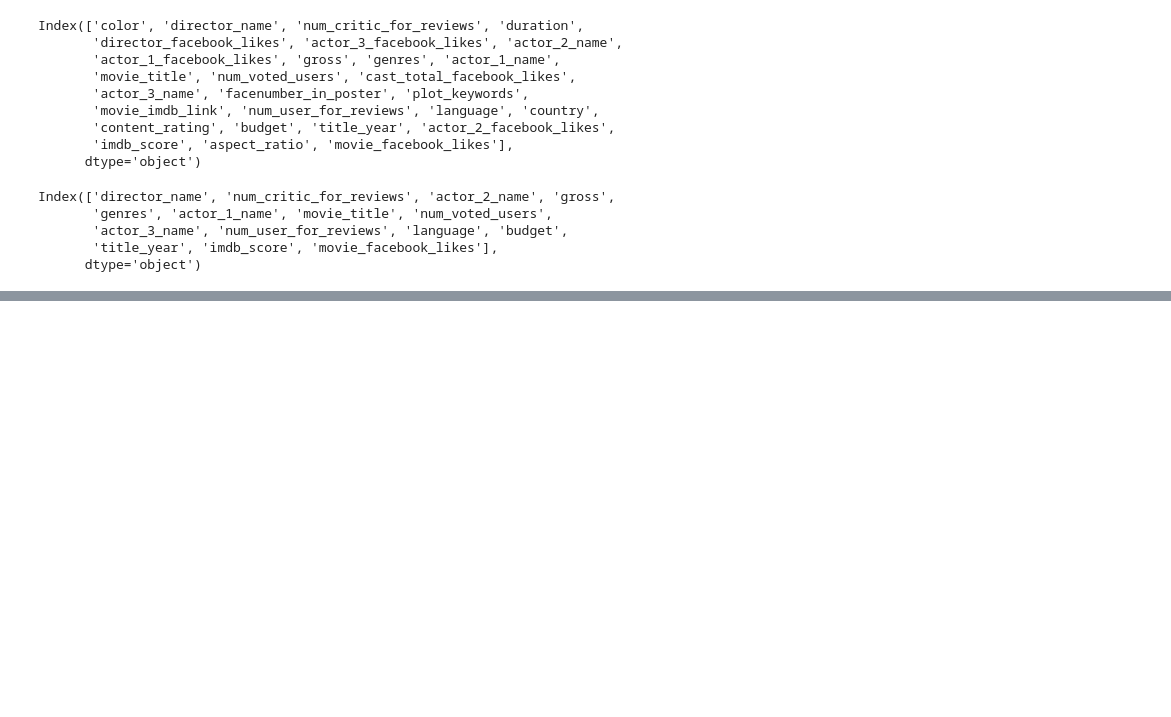
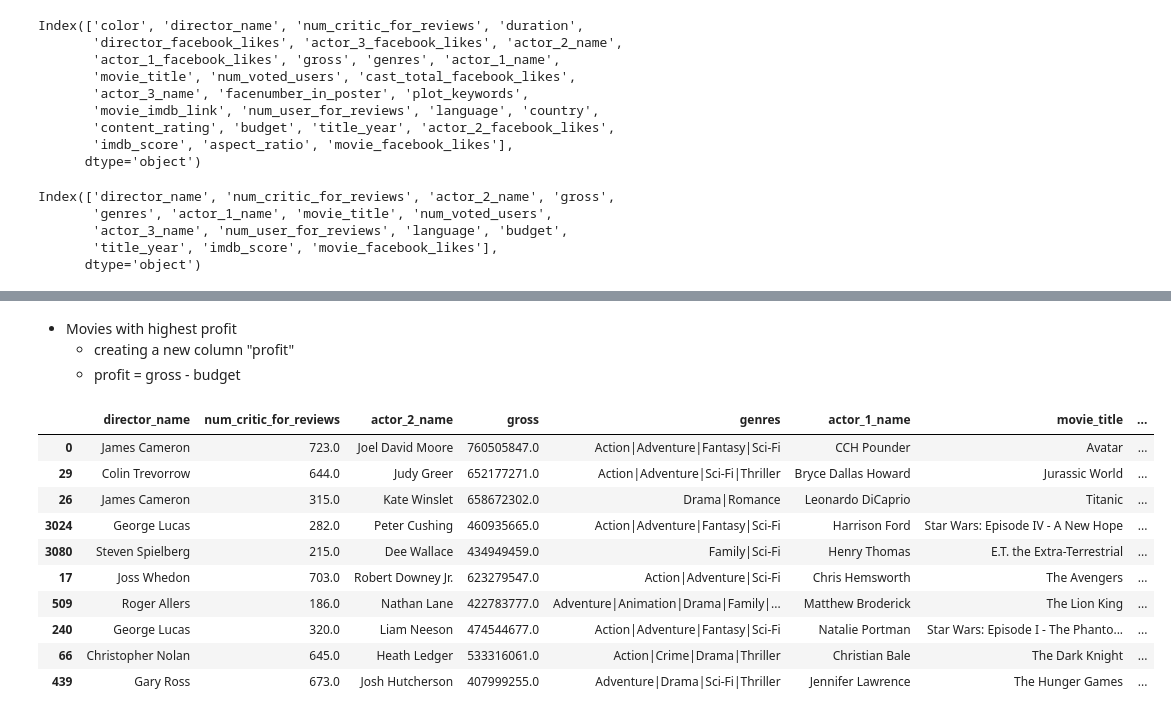
Before and after one commit to nanoCHI/IMDB-Movie-Analysis, a Jupyter notebook: IMDB_Movie_Analysis.ipynb, the cells around one changed output, grey strips where cells are left out. Saved outputs shown, nothing was run; the diff lists cells and outputs as text; code cells hidden in the pictures; blank space fills up the shorter version.

```diff
--- a/IMDB_Movie_Analysis.ipynb
+++ b/IMDB_Movie_Analysis.ipynb
@@ -94,0 +102,4 @@ Index(['director_name', 'num_critic_for_reviews', 'actor_2_name', 'gross',
+# %% [markdown]
+* Movies with highest profit
+    * creating a new column "profit"
+    * profit = gross - budget
@@ -94,0 +108,15 @@ Index(['director_name', 'num_critic_for_reviews', 'actor_2_name', 'gross',
+# %%
+top10=df.sort_values(by='profit',ascending=False).head(10)
+top10
+# %% [output]
+|  | director_name | num_critic_for_reviews | actor_2_name | gross | genres | actor_1_name | movie_title | ... |
+| 0 | James Cameron | 723.0 | Joel David Moore | 760505847.0 | Action|Adventure|Fantasy|Sci-Fi | CCH Pounder | Avatar | ... |
+| 29 | Colin Trevorrow | 644.0 | Judy Greer | 652177271.0 | Action|Adventure|Sci-Fi|Thriller | Bryce Dallas Howard | Jurassic World | ... |
+| 26 | James Cameron | 315.0 | Kate Winslet | 658672302.0 | Drama|Romance | Leonardo DiCaprio | Titanic | ... |
+| 3024 | George Lucas | 282.0 | Peter Cushing | 460935665.0 | Action|Adventure|Fantasy|Sci-Fi | Harrison Ford | Star Wars: Episode IV - A New Hope | ... |
+| 3080 | Steven Spielberg | 215.0 | Dee Wallace | 434949459.0 | Family|Sci-Fi | Henry Thomas | E.T. the Extra-Terrestrial | ... |
+| 17 | Joss Whedon | 703.0 | Robert Downey Jr. | 623279547.0 | Action|Adventure|Sci-Fi | Chris Hemsworth | The Avengers | ... |
+| 509 | Roger Allers | 186.0 | Nathan Lane | 422783777.0 | Adventure|Animation|Drama|Family|... | Matthew Broderick | The Lion King | ... |
+| 240 | George Lucas | 320.0 | Liam Neeson | 474544677.0 | Action|Adventure|Fantasy|Sci-Fi | Natalie Portman | Star Wars: Episode I - The Phanto... | ... |
+| 66 | Christopher Nolan | 645.0 | Heath Ledger | 533316061.0 | Action|Crime|Drama|Thriller | Christian Bale | The Dark Knight | ... |
+| 439 | Gary Ross | 673.0 | Josh Hutcherson | 407999255.0 | Adventure|Drama|Sci-Fi|Thriller | Jennifer Lawrence | The Hunger Games | ... |
```
Also changed, not shown: parts of 9 cells of this notebook.
